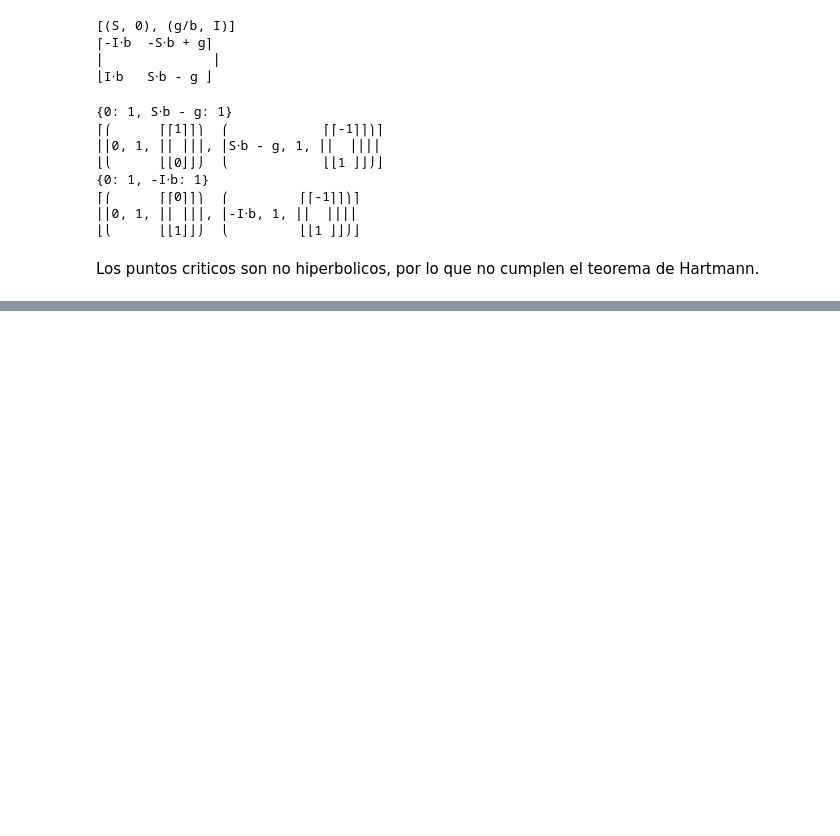
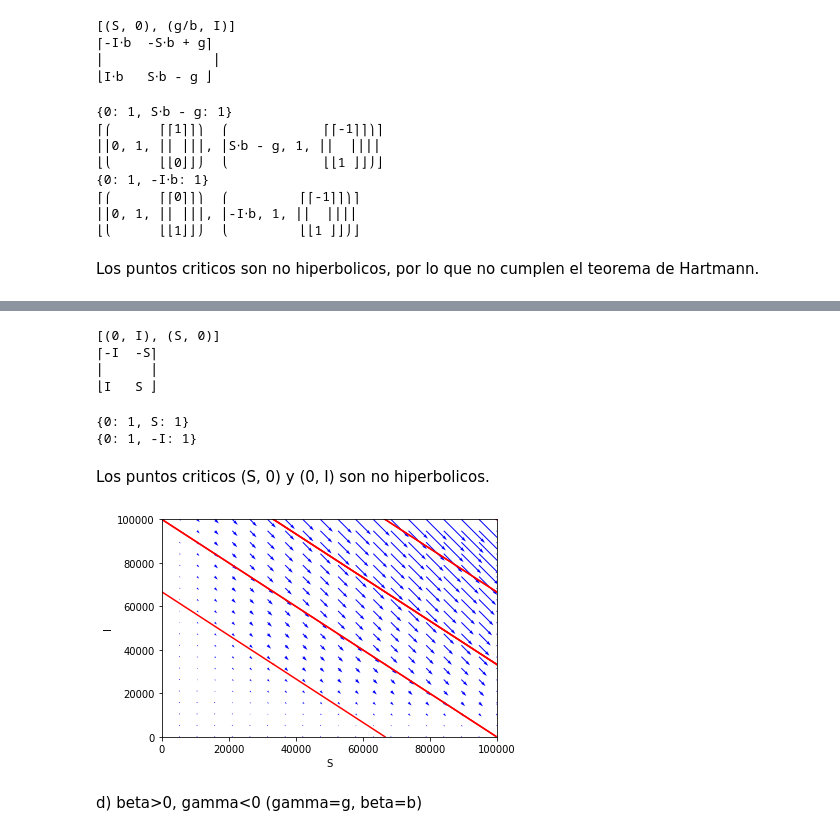
Before and after one commit to deleonja/dynamical-sys, a Jupyter notebook: ModeloSIS(infeccioso).ipynb, the cells around one changed output, grey strips where cells are left out. Cells and saved outputs as stored; diff of their text form; code cells hidden in the pictures; blank space fills up the shorter version.

```diff
--- a/ModeloSIS(infeccioso).ipynb
+++ b/ModeloSIS(infeccioso).ipynb
@@ -44,0 +204,74 @@ Los puntos criticos son no hiperbolicos, por lo que no cumplen el teorema de Har
+# %%
+b=-b
+g=0
+#puntos criticos
+P=-b*S*I+g*I
+Q=b*S*I-g*I
+#establecer P(S,I)=0 y Q(S,I)=0
+Peqn=Eq(P,0)
+Qeqn=Eq(Q,0)
+print(solve((Peqn,Qeqn),S,I))
+#matriz Jacobiana
+J11=diff(P,S)
+J12=diff(P,I)
+J21=diff(Q,S)
+J22=diff(Q,I)
+J=Matrix([[J11,J12],[J21,J22]])
+pprint(J)
+# %% [output]
+[(0, I), (S, 0)]
+⎡-I  -S⎤
+⎢      ⎥
+⎣I   S ⎦
+# %%
+#J en el punto critico
+Jc1=J.subs([(S,S),(I,0)])
+pprint(Jc1.eigenvals())
+#pprint(Jc1.eigenvects())
+Jc2=J.subs([(S,0),(I,I)])
+pprint(Jc2.eigenvals())
+#pprint(Jc2.eigenvects())
+# %% [output]
+{0: 1, S: 1}
+{0: 1, -I: 1}
+# %% [markdown]
+Los puntos criticos (S, 0) y (0, I) son no hiperbolicos.
+# %%
+#sistema dS/dt=-b*S*I+g*I, dI/dt=b*S*I-g*I con beta<0, gamma=0
+b=-1
+g=0
+def dx_dt(x,t):
+    return [ -b*x[0]*x[1]+g*x[1] , b*x[0]*x[1]-g*x[1] ]
+#trayectorias en tiempo hacia adelante
+ts=np.linspace(0,10,500)
+ic=np.linspace(0,100000,4)
+for r in ic:
+    for s in ic:
+        x0=[r,s]
+        xs=odeint(dx_dt,x0,ts)
+        plt.plot(xs[:,0],xs[:,1],"r-")
+#trayectorias en tiempo hacia atras
+ts=np.linspace(0,-10,500)
+ic=np.linspace(0,100000,4)
+for r in ic:
+    for s in ic:
+        x0=[r,s]
+        xs=odeint(dx_dt,x0,ts)
+        plt.plot(xs[:,0],xs[:,1],"r-")
+#etiquetas de ejes y estilo de letra
+plt.xlabel('S',fontsize=10)
+plt.ylabel('I',fontsize=10)
+plt.tick_params(labelsize=10)
+plt.xlim(0,100000)
+plt.ylim(0,100000)
+#campo vectorial
+X,Y=np.mgrid[0:100000:20j,0:100000:20j]
+u=-b*X*Y+g*Y
+v=b*X*Y-g*Y
+pl.quiver(X,Y,u,v,color='b')
+plt.savefig("SISinf03.pdf")
+plt.show()
+# %% [output]
+[figure, added]
+# %% [markdown]
+d) beta>0, gamma<0 (gamma=g, beta=b)
```
Also changed, not shown: parts of 29 cells of this notebook.
